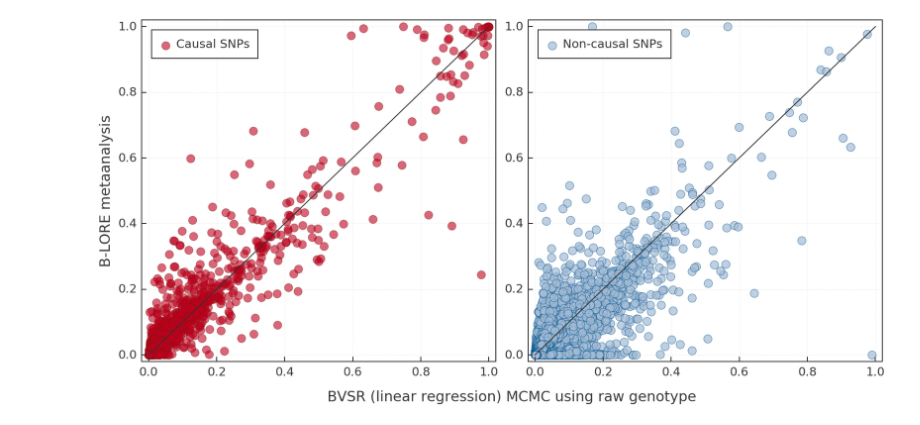
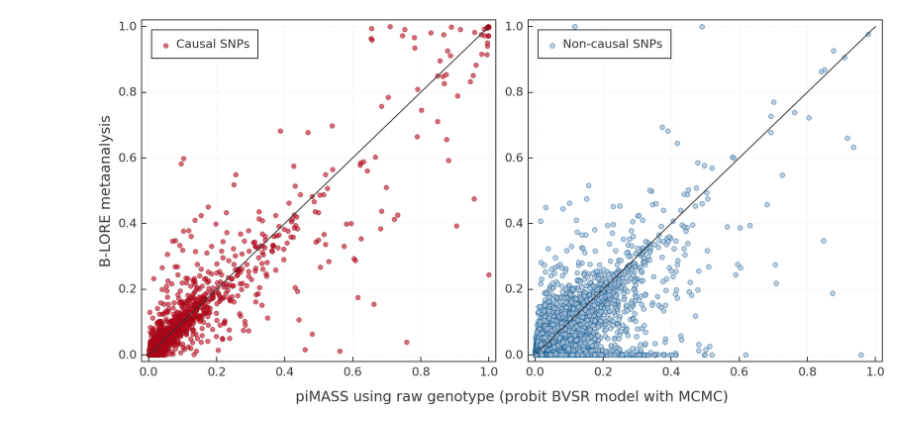
Before and after one commit to banskt/blore-fa-simulation, a Jupyter notebook: analysis/pip_comparison_mcmc_logistic_qL.ipynb, the cells around one changed output. Drawn from its saved outputs; the diff is of its cells as text; code cells hidden in the pictures.

```diff
--- a/analysis/pip_comparison_mcmc_logistic_qL.ipynb
+++ b/analysis/pip_comparison_mcmc_logistic_qL.ipynb
@@ -52,7 +52,7 @@ for sim in range(startsim, startsim + nsim):
                     if rsid not in rsid_list:
                         rsid_list.append(rsid)
 
-        path = 'pimass/c4_linear/output/{:s}.mcmc.txt'
+        path = 'pimass/c4/output/{:s}.mcmc.txt'
         outfile = os.path.join( simdir, path.format(locus) )
         with open(outfile, 'r') as mfile:
             next(mfile)
@@ -120,14 +120,14 @@ ax1 = fig.add_subplot(121)
 ax2 = fig.add_subplot(122, sharey = ax1)
 
 mlabel = "Causal SNPs"
-ax1.scatter(bvsr_true, blore_true, color=colors[4], edgecolor=colors[15], s = 300, alpha = 0.6, label = mlabel)
+ax1.scatter(bvsr_true, blore_true, color=colors[4], edgecolor=colors[15], s = 100, alpha = 0.6, label = mlabel)
 ax1.plot([0,1], [0,1], lw=borderwidth, color=bordercolor)
 
 mlabel = "Non-causal SNPs"
-ax2.scatter(bvsr_false, blore_false, color=colors[3], edgecolor=colors[9], s = 300, alpha = 0.7, label = mlabel)
+ax2.scatter(bvsr_false, blore_false, color=colors[3], edgecolor=colors[9], s = 100, alpha = 0.7, label = mlabel)
 ax2.plot([0,1], [0,1], lw=borderwidth, color=bordercolor)
 
-mxlabel = r'BVSR (linear regression) MCMC using raw genotype'
+mxlabel = r'piMASS using raw genotype (probit BVSR model with MCMC)'
 mylabel = r'B-LORE metaanalysis'
 
 ax0.spines['top'].set_color('none')
@@ -149,31 +149,32 @@ for ax in [ax1, ax2]:
 
     legendtitle = 'SNPs'
     legend = ax.legend(loc='upper left', bbox_to_anchor=(0.02, 0.98),
                        scatterpoints = 1,
                        frameon = True, borderpad = 1.5, labelspacing = 1.5
                        #title = legendtitle
                       )
     lframe = legend.get_frame()
     lframe.set_edgecolor(bordercolor)
     lframe.set_linewidth(borderwidth)
 
     ax.tick_params(axis='both', which = 'major',
                    length = 10, width = borderwidth, pad=10,
                    labelsize = label_font_size,
                    color = bordercolor,
                    labelcolor = bordercolor,
                    bottom = True, top = False, left = True, right = False
                   )
     for side, border in ax.spines.items():
         border.set_linewidth(borderwidth)
         border.set_color(bordercolor)
     for fonts in ([legend.get_title()] + legend.texts):
         fonts.set_fontsize(legend_font_size)
         fonts.set_color(bordercolor)
     ax.grid(color='dimgray', lw=0.5, alpha=0.5)
 
 plt.tight_layout()
 plt.savefig('pip_comparison_linear_mcmc_qL.png', bbox_inches='tight')
+plt.savefig('pip_comparison_linear_mcmc_qL.pdf', bbox_inches='tight')
 plt.show()
 # %% [output]
-[figure, old version]
+[figure, new version]
```
Also changed, not shown: parts of 1 cell of this notebook, 9 other files.
